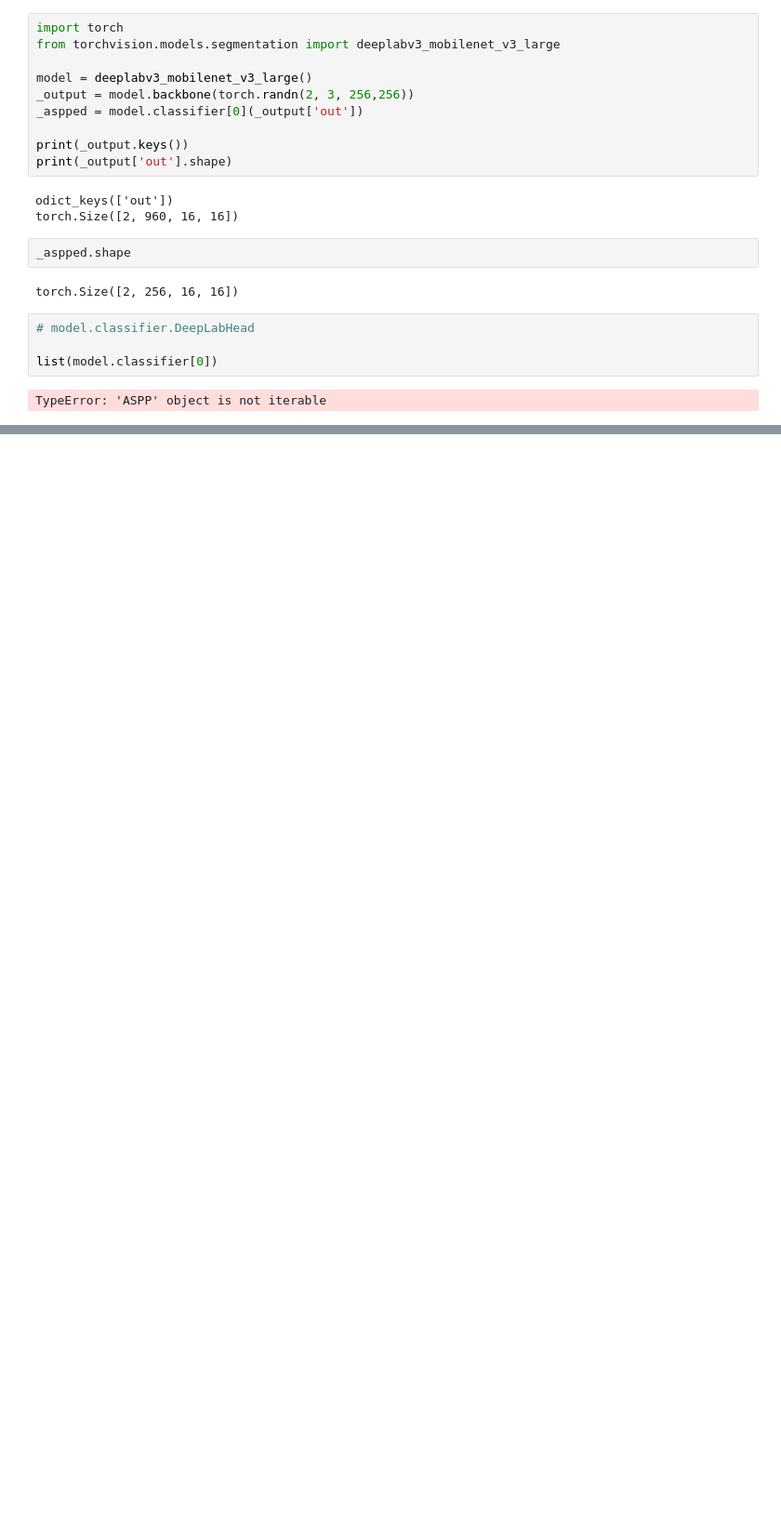
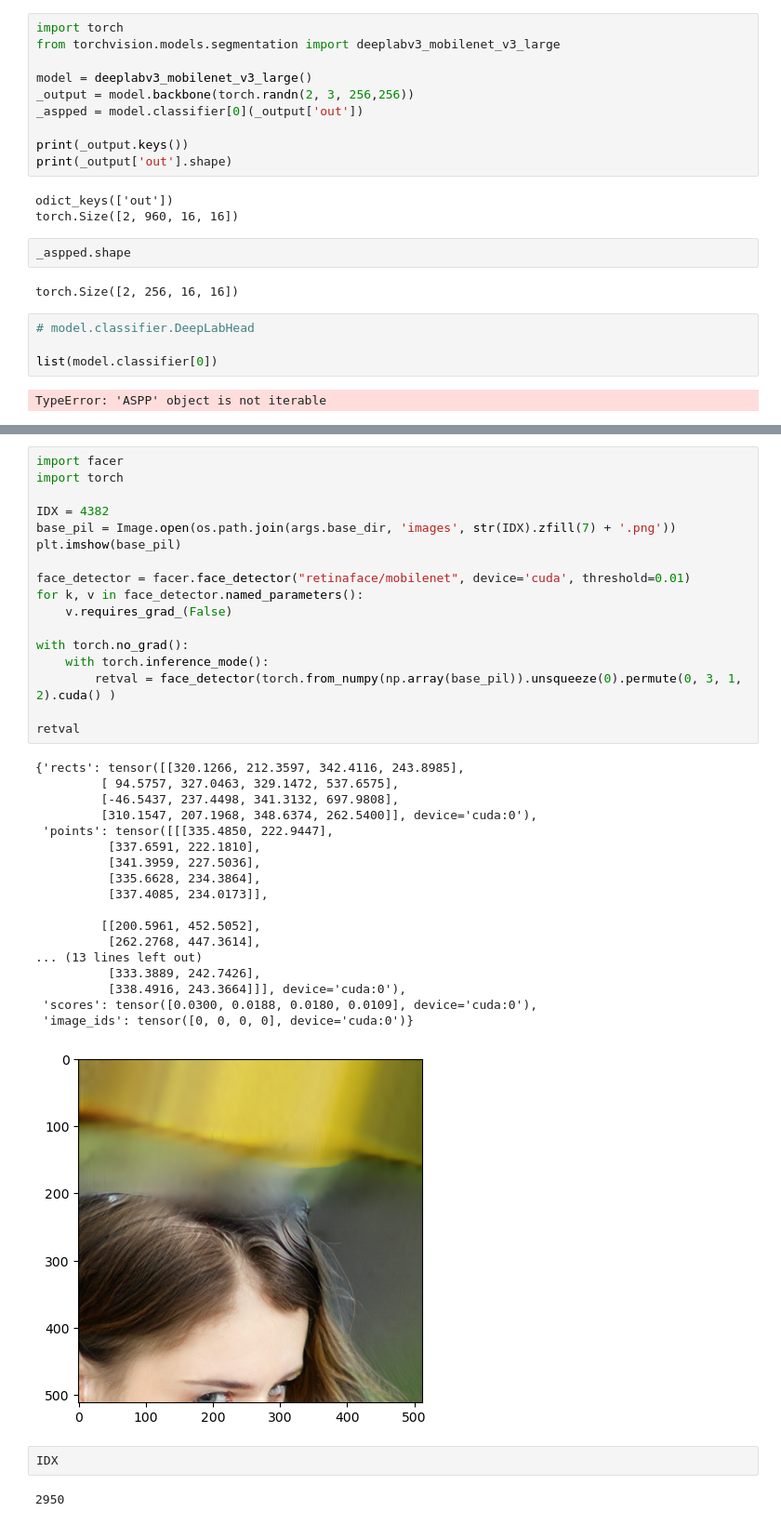
Before and after one commit to wamiq-reyaz/diffusion_face, a Jupyter notebook: notebooks/demo.ipynb, the cells around one changed output, grey strips where cells are left out. Shown at 93% size. Cells and saved outputs as stored; diff of their text form; blank space fills up the shorter version.

```diff
--- a/notebooks/demo.ipynb
+++ b/notebooks/demo.ipynb
@@ -1129,0 +1164,40 @@ TypeError: 'ASPP' object is not iterable
+# %%
+import facer
+import torch
+
+IDX = 4382
+base_pil = Image.open(os.path.join(args.base_dir, 'images', str(IDX).zfill(7) + '.png'))
+plt.imshow(base_pil)
+
+face_detector = facer.face_detector("retinaface/mobilenet", device='cuda', threshold=0.01)
+for k, v in face_detector.named_parameters():
+    v.requires_grad_(False)
+
+with torch.no_grad():
+    with torch.inference_mode():
+        retval = face_detector(torch.from_numpy(np.array(base_pil)).unsqueeze(0).permute(0, 3, 1, 2).cuda() )
+
+retval
+# %% [output]
+{'rects': tensor([[320.1266, 212.3597, 342.4116, 243.8985],
+         [ 94.5757, 327.0463, 329.1472, 537.6575],
+         [-46.5437, 237.4498, 341.3132, 697.9808],
+         [310.1547, 207.1968, 348.6374, 262.5400]], device='cuda:0'),
+ 'points': tensor([[[335.4850, 222.9447],
+          [337.6591, 222.1810],
+          [341.3959, 227.5036],
+          [335.6628, 234.3864],
+          [337.4085, 234.0173]],
+
+         [[200.5961, 452.5052],
+          [262.2768, 447.3614],
+... (13 lines left out)
+          [333.3889, 242.7426],
+          [338.4916, 243.3664]]], device='cuda:0'),
+ 'scores': tensor([0.0300, 0.0188, 0.0180, 0.0109], device='cuda:0'),
+ 'image_ids': tensor([0, 0, 0, 0], device='cuda:0')}
+[figure, added]
+# %%
+IDX
+# %% [output]
+2950
```
Also changed, not shown: parts of 6 cells of this notebook, 12 other files.
